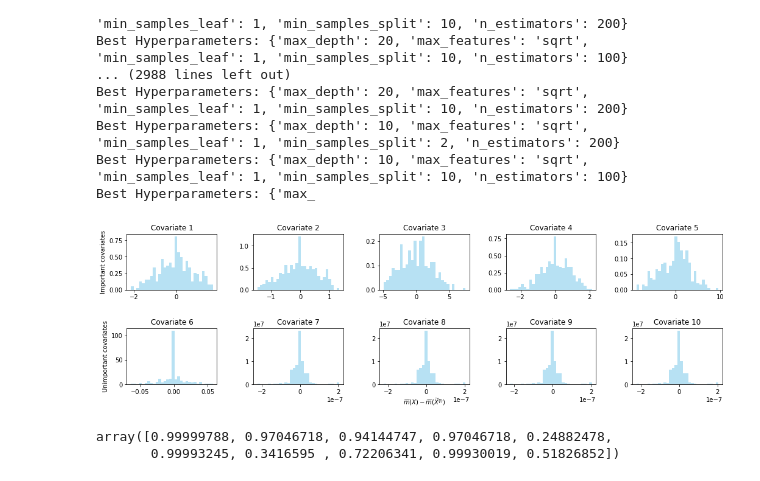
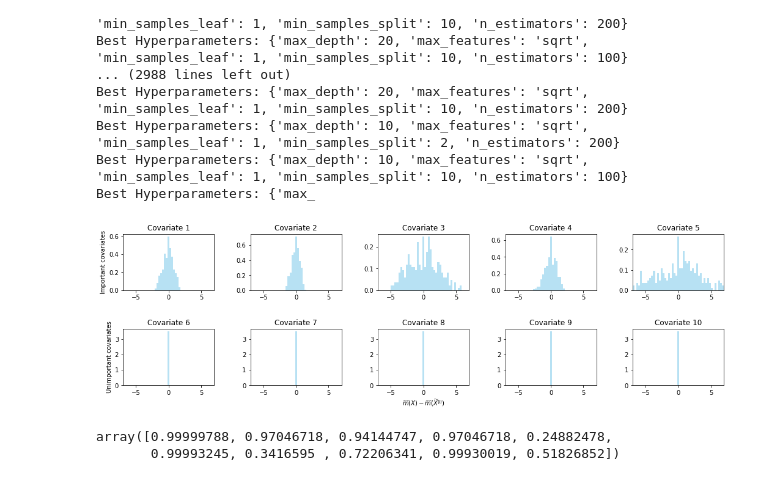
Before and after one commit to AngelReyero/Variable_Importance, a Jupyter notebook: CPI-Knockoffs.ipynb, the cells around one changed output. Cells and saved outputs as stored; diff of their text form; code cells hidden in the pictures.

Commit message:
redoing histograms for CPI-knockoff

```diff
--- a/CPI-Knockoffs.ipynb
+++ b/CPI-Knockoffs.ipynb
@@ -318,15 +318,16 @@ df_y_cond_fit= pd.read_csv("results/results_csv_Angel/CPI-knockoffs/y_cond_fit-l
 df_y_fitted = pd.read_csv("results/results_csv_Angel/CPI-knockoffs/y_fitted-lin500.csv")
 
 y_fitted = df_y_fitted.values.ravel()
+custom_bins = np.linspace(-6, 6, 50)
 
 for i in range(num_cov):
     y_cond_fitted=df_y_cond_fit["coord"+str(i)]
     row = i // num_cols
     col = i % num_cols
     diff=y_fitted-y_cond_fitted
-    axes[row, col].hist(diff, bins=30, density=True, color='skyblue', alpha=0.6)
+    axes[row, col].hist(diff, bins=custom_bins, density=True, color='skyblue', alpha=0.6)
     axes[row, col].set_title(f"Covariate {i+1}")
-
+    axes[row, col].set_xlim([-6, 6])
     eps=np.random.choice([-1, 1], size=len(diff))
     ks_statistic, p_value = ks_2samp(diff, eps*diff)
     sign_flip[i]=p_value
@@ -654,35 +655,37 @@ fig, axes = plt.subplots(2, 5, figsize=(15, 5))
 sign_flip=np.zeros(num_cov)
 
 df_y_cond_fit= pd.read_csv("results/results_csv_Angel/CPI-knockoffs/y_cond_fit-lin5000.csv")
 df_y_fitted = pd.read_csv("results/results_csv_Angel/CPI-knockoffs/y_fitted-lin5000.csv")
 
 y_fitted = df_y_fitted.values.ravel()
+custom_bins = np.linspace(-7, 7, 50)
 
 for i in range(num_cov):
     y_cond_fitted=df_y_cond_fit["coord"+str(i)]
     row = i // num_cols
     col = i % num_cols
     diff=y_fitted-y_cond_fitted
-    axes[row, col].hist(diff, bins=30, density=True, color='skyblue', alpha=0.6)
+    axes[row, col].set_xlim([-7, 7])
+    axes[row, col].hist(diff, bins=custom_bins, density=True, color='skyblue', alpha=0.6)
     axes[row, col].set_title(f"Covariate {i+1}")
 
     eps=np.random.choice([-1, 1], size=len(diff))
     ks_statistic, p_value = ks_2samp(diff, eps*diff)
     sign_flip[i]=p_value
 axes[1, 2].set_xlabel(r"$\widehat{m}(X)-\widehat{m}(\widetilde{X}^{(j)})$")
 axes[0, 0].set_ylabel("Important covariates")
 axes[1, 0].set_ylabel("Unimportant covariates")
 
 # Adjust layout to prevent overlap
 plt.tight_layout(pad=3.0)  # Increase padding as needed
 
 # Save the figure
 plt.savefig('histog_lin_d5000.pdf', dpi=300)
 
 # Show the plot
 plt.show()
 # %% [output]
-[figure, old version]
+[figure, new version]
 # %%
 sign_flip
 # %% [output]
```
Also changed, not shown: parts of 5 cells of this notebook, 9 other files.
